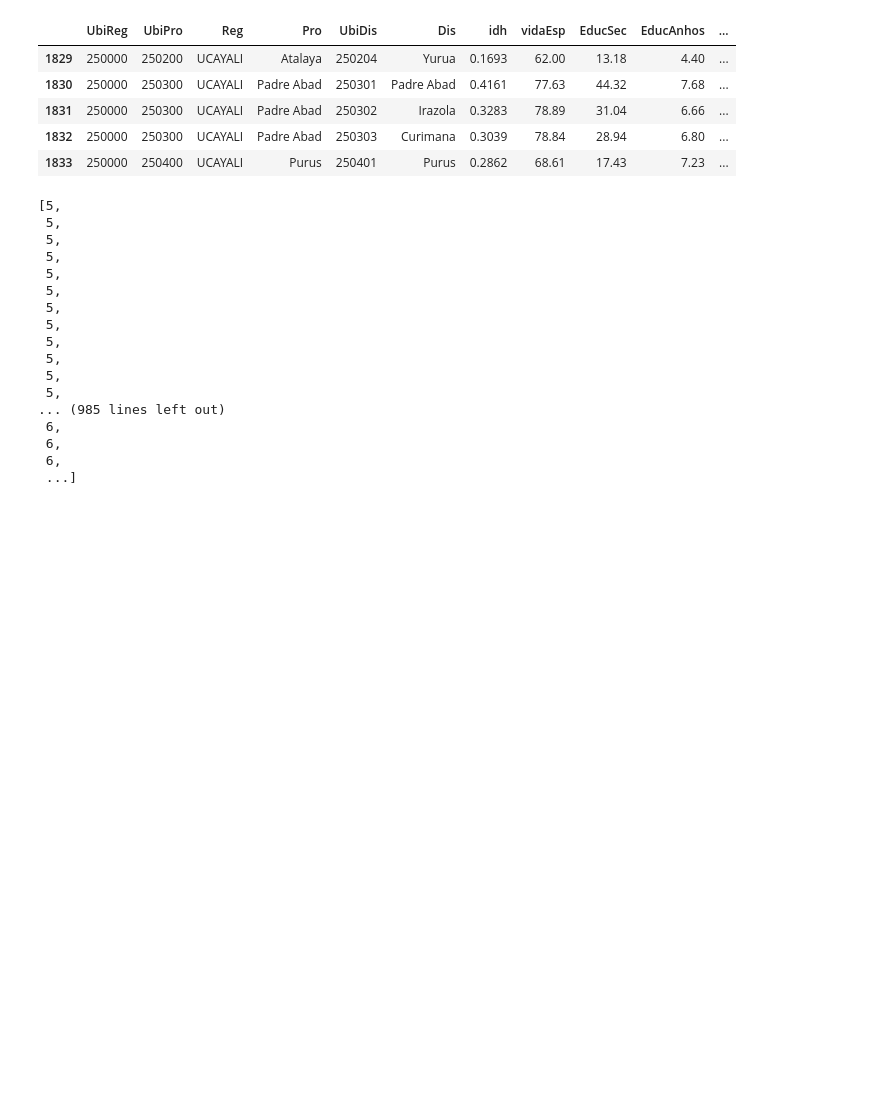
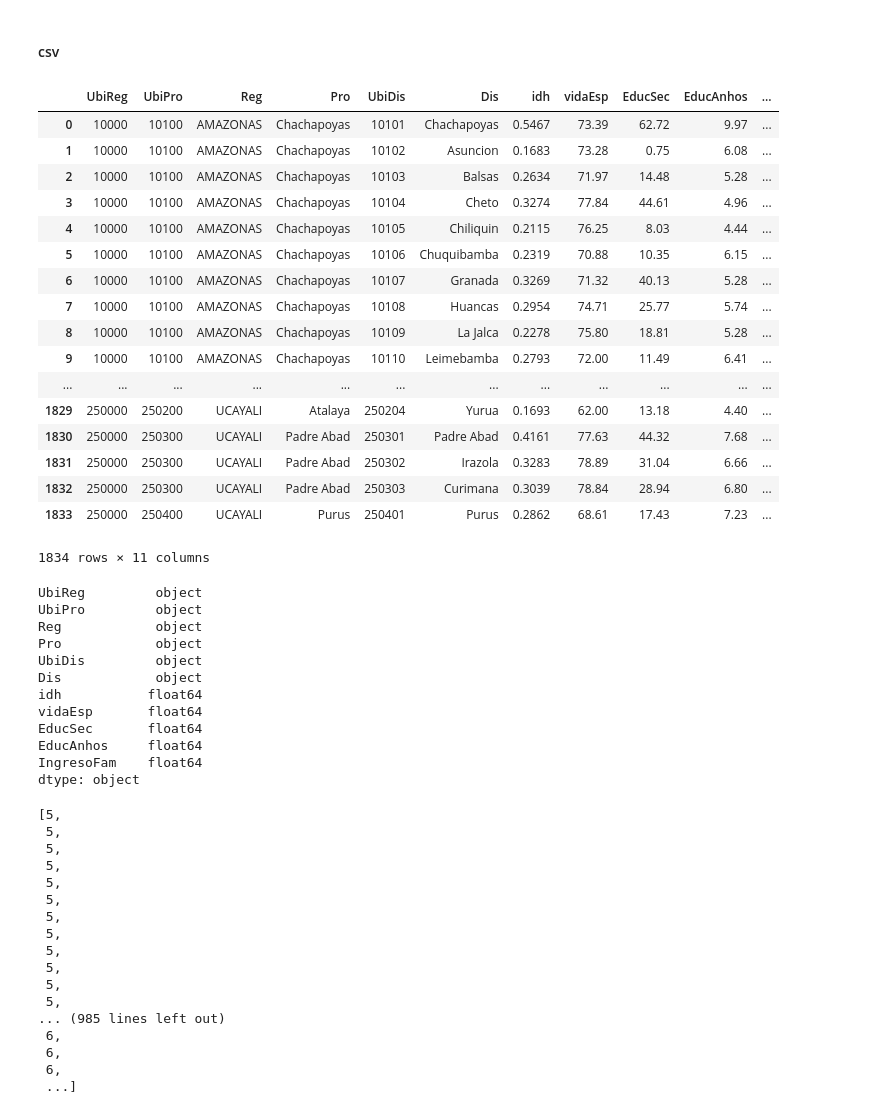
Before and after one commit to InvestigacionEscuelaGobPUCP/training, a Jupyter notebook: clase1.ipynb, the cells around one changed output. Drawn from its saved outputs; the diff is of its cells as text; code cells hidden in the pictures; blank space fills up the shorter version.

```diff
--- a/clase1.ipynb
+++ b/clase1.ipynb
@@ -1,7 +1,28 @@
+# %% [markdown]
+#### csv
 # %%
 import pandas
 
 link="https://github.com/InvestigacionEscuelaGobPUCP/training/raw/master/idhPeru2012.csv"
 data=pandas.read_csv(link, encoding='latin1',dtype={'UbiReg':str,'UbiPro':str,'UbiDis':str})
 # %%
-data.head()
+data
+# %% [output]
+|  | UbiReg | UbiPro | Reg | Pro | UbiDis | Dis | idh | vidaEsp | EducSec | EducAnhos | ... |
+| 0 | 10000 | 10100 | AMAZONAS | Chachapoyas | 10101 | Chachapoyas | 0.5467 | 73.39 | 62.72 | 9.97 | ... |
+| 1 | 10000 | 10100 | AMAZONAS | Chachapoyas | 10102 | Asuncion | 0.1683 | 73.28 | 0.75 | 6.08 | ... |
+| 2 | 10000 | 10100 | AMAZONAS | Chachapoyas | 10103 | Balsas | 0.2634 | 71.97 | 14.48 | 5.28 | ... |
+| 3 | 10000 | 10100 | AMAZONAS | Chachapoyas | 10104 | Cheto | 0.3274 | 77.84 | 44.61 | 4.96 | ... |
+| 4 | 10000 | 10100 | AMAZONAS | Chachapoyas | 10105 | Chiliquin | 0.2115 | 76.25 | 8.03 | 4.44 | ... |
+| 5 | 10000 | 10100 | AMAZONAS | Chachapoyas | 10106 | Chuquibamba | 0.2319 | 70.88 | 10.35 | 6.15 | ... |
+| 6 | 10000 | 10100 | AMAZONAS | Chachapoyas | 10107 | Granada | 0.3269 | 71.32 | 40.13 | 5.28 | ... |
+| 7 | 10000 | 10100 | AMAZONAS | Chachapoyas | 10108 | Huancas | 0.2954 | 74.71 | 25.77 | 5.74 | ... |
+| 8 | 10000 | 10100 | AMAZONAS | Chachapoyas | 10109 | La Jalca | 0.2278 | 75.80 | 18.81 | 5.28 | ... |
+| 9 | 10000 | 10100 | AMAZONAS | Chachapoyas | 10110 | Leimebamba | 0.2793 | 72.00 | 11.49 | 6.41 | ... |
+| ... | ... | ... | ... | ... | ... | ... | ... | ... | ... | ... | ... |
+| 1829 | 250000 | 250200 | UCAYALI | Atalaya | 250204 | Yurua | 0.1693 | 62.00 | 13.18 | 4.40 | ... |
+| 1830 | 250000 | 250300 | UCAYALI | Padre Abad | 250301 | Padre Abad | 0.4161 | 77.63 | 44.32 | 7.68 | ... |
+| 1831 | 250000 | 250300 | UCAYALI | Padre Abad | 250302 | Irazola | 0.3283 | 78.89 | 31.04 | 6.66 | ... |
+| 1832 | 250000 | 250300 | UCAYALI | Padre Abad | 250303 | Curimana | 0.3039 | 78.84 | 28.94 | 6.80 | ... |
+| 1833 | 250000 | 250400 | UCAYALI | Purus | 250401 | Purus | 0.2862 | 68.61 | 17.43 | 7.23 | ... |
+1834 rows × 11 columns
@@ -18,12 +29,18 @@ data=pd.read_csv(link, encoding='latin1',dtype={'UbiReg':str,'UbiPro':str,'UbiDi
 # %%
-data.tail()
+data.dtypes
 # %% [output]
-|  | UbiReg | UbiPro | Reg | Pro | UbiDis | Dis | idh | vidaEsp | EducSec | EducAnhos | ... |
-| 1829 | 250000 | 250200 | UCAYALI | Atalaya | 250204 | Yurua | 0.1693 | 62.00 | 13.18 | 4.40 | ... |
-| 1830 | 250000 | 250300 | UCAYALI | Padre Abad | 250301 | Padre Abad | 0.4161 | 77.63 | 44.32 | 7.68 | ... |
-| 1831 | 250000 | 250300 | UCAYALI | Padre Abad | 250302 | Irazola | 0.3283 | 78.89 | 31.04 | 6.66 | ... |
-| 1832 | 250000 | 250300 | UCAYALI | Padre Abad | 250303 | Curimana | 0.3039 | 78.84 | 28.94 | 6.80 | ... |
-| 1833 | 250000 | 250400 | UCAYALI | Purus | 250401 | Purus | 0.2862 | 68.61 | 17.43 | 7.23 | ... |
+UbiReg         object
+UbiPro         object
+Reg            object
+Pro            object
+UbiDis         object
+Dis            object
+idh           float64
+vidaEsp       float64
+EducSec       float64
+EducAnhos     float64
+IngresoFam    float64
+dtype: object
 # %%
 [len(x) for x in data.UbiReg]
 # %% [output]
```
Also changed, not shown: parts of 35 cells of this notebook.
